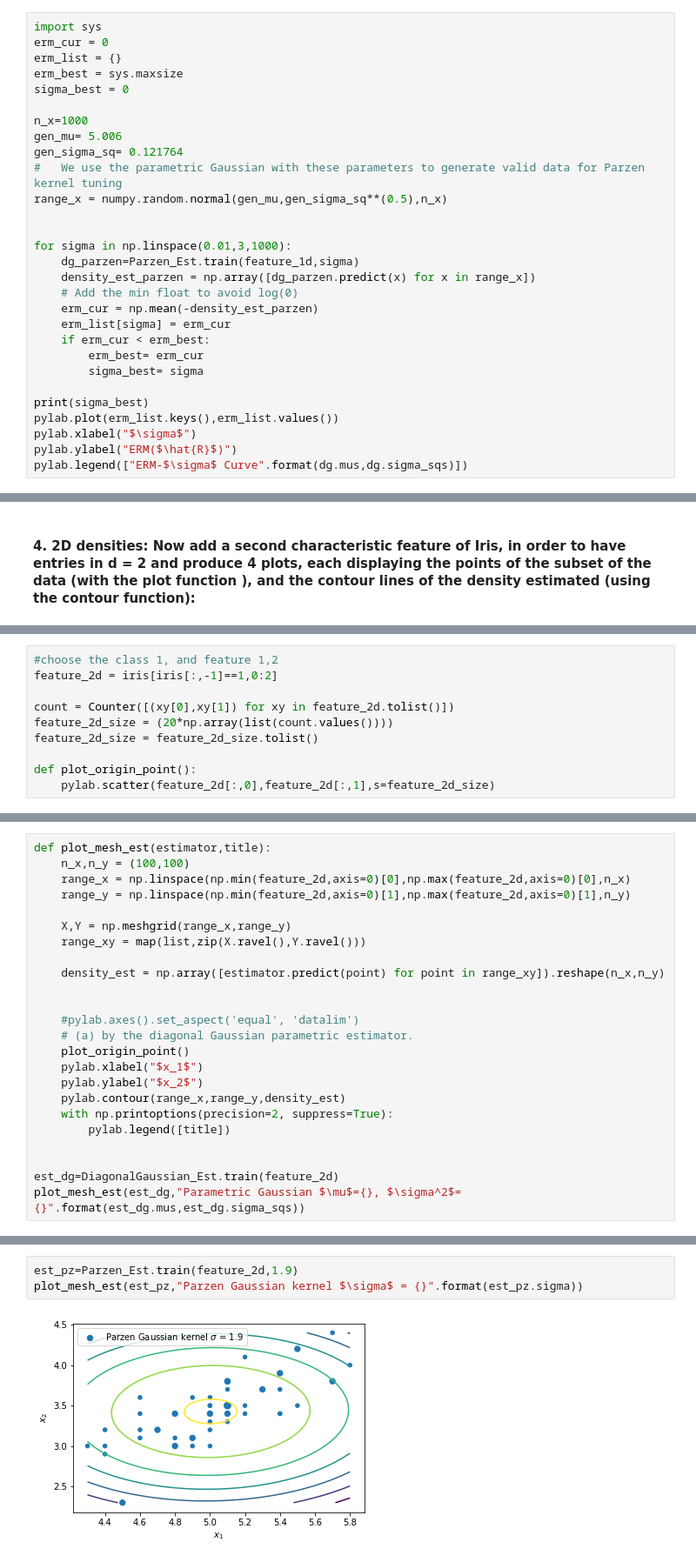
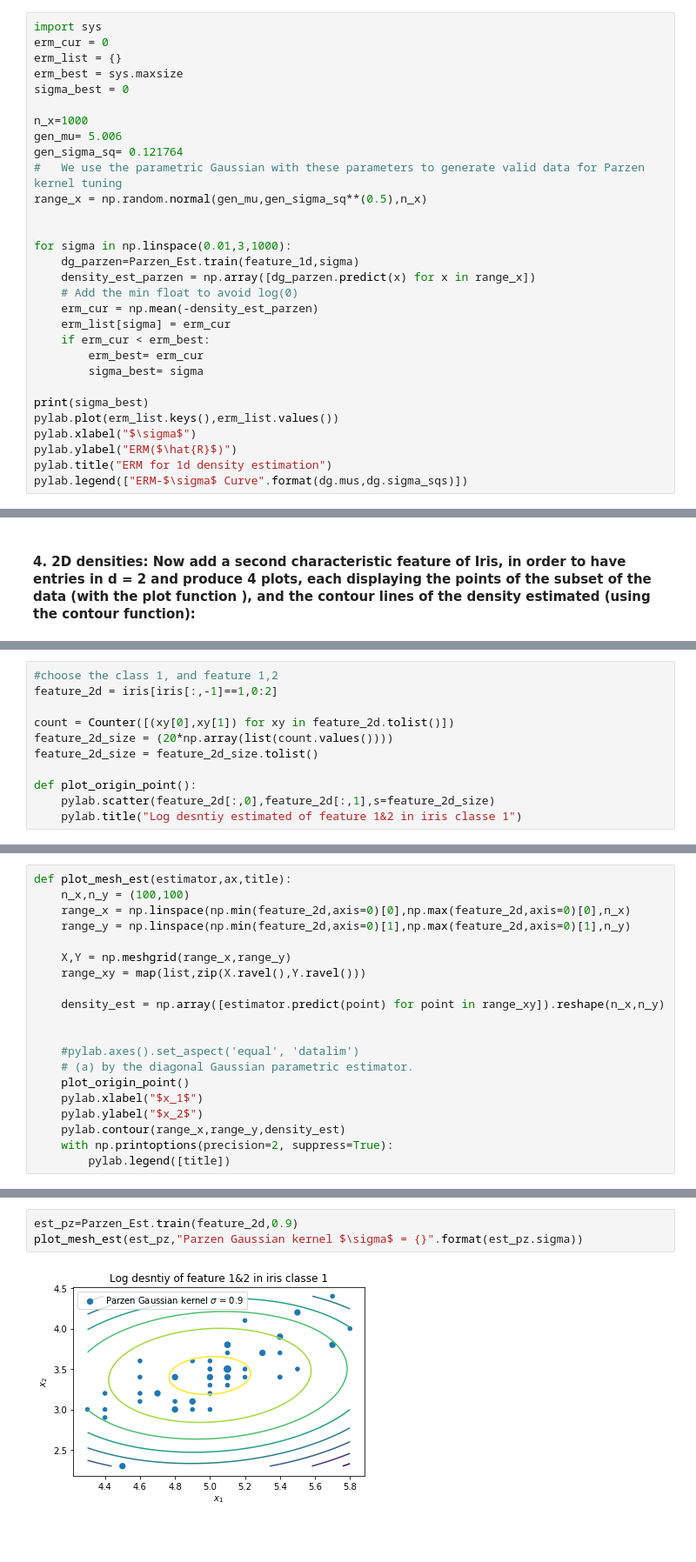
Before and after one commit to quatrejuin/ml_homework_1, a Jupyter notebook: ml_homework_1.ipynb, the cells around one changed output, grey strips where cells are left out. Shown: that part at 87% size. Cells and saved outputs as stored; diff of their text form; blank space fills up the shorter version.

```diff
--- a/ml_homework_1.ipynb
+++ b/ml_homework_1.ipynb
@@ -628,7 +642,7 @@ n_x=1000
 gen_mu= 5.006
 gen_sigma_sq= 0.121764
 #   We use the parametric Gaussian with these parameters to generate valid data for Parzen kernel tuning
-range_x = numpy.random.normal(gen_mu,gen_sigma_sq**(0.5),n_x)
+range_x = np.random.normal(gen_mu,gen_sigma_sq**(0.5),n_x)
 
 
 for sigma in np.linspace(0.01,3,1000):
@@ -645,6 +659,7 @@ print(sigma_best)
 pylab.plot(erm_list.keys(),erm_list.values())
 pylab.xlabel("$\sigma$")
 pylab.ylabel("ERM($\hat{R}$)")
+pylab.title("ERM for 1d density estimation")
 pylab.legend(["ERM-$\sigma$ Curve".format(dg.mus,dg.sigma_sqs)])
 # %% [output]
 0.13869869869869872
@@ -662,4 +681,5 @@ feature_2d_size = feature_2d_size.tolist()
 
 def plot_origin_point():
     pylab.scatter(feature_2d[:,0],feature_2d[:,1],s=feature_2d_size)
+    pylab.title("Log desntiy estimated of feature 1&2 in iris classe 1")
 # %% [markdown]
@@ -667,5 +687,5 @@ def plot_origin_point():
 # %%
-def plot_mesh_est(estimator,title):
+def plot_mesh_est(estimator,ax,title):
     n_x,n_y = (100,100)
     range_x = np.linspace(np.min(feature_2d,axis=0)[0],np.max(feature_2d,axis=0)[0],n_x)
     range_y = np.linspace(np.min(feature_2d,axis=0)[1],np.max(feature_2d,axis=0)[1],n_y)
@@ -684,7 +704,3 @@ def plot_mesh_est(estimator,title):
     pylab.contour(range_x,range_y,density_est)
     with np.printoptions(precision=2, suppress=True):
         pylab.legend([title])
-
-
-est_dg=DiagonalGaussian_Est.train(feature_2d)
-plot_mesh_est(est_dg,"Parametric Gaussian $\mu$={}, $\sigma^2$={}".format(est_dg.mus,est_dg.sigma_sqs))
@@ -711,6 +730,6 @@ plot_mesh_est(est_pz,"Parzen Gaussian kernel $\sigma$ = {} (too big)".format(est
 # %%
-est_pz=Parzen_Est.train(feature_2d,1.9)
+est_pz=Parzen_Est.train(feature_2d,0.9)
 plot_mesh_est(est_pz,"Parzen Gaussian kernel $\sigma$ = {}".format(est_pz.sigma))
 # %% [output]
-[figure, old version]
+[figure, new version]
 # %% [markdown]
```
Also changed, not shown: parts of 28 cells of this notebook.
